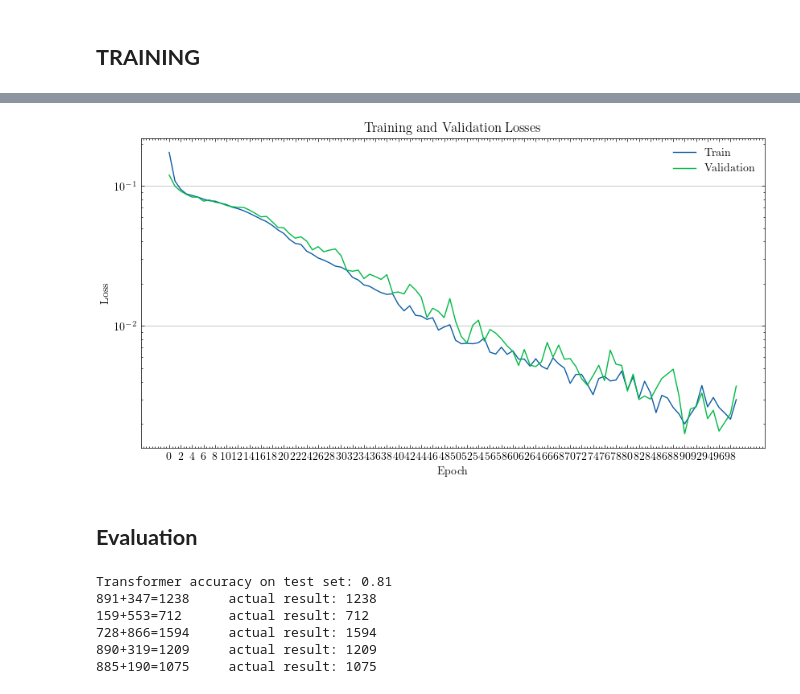
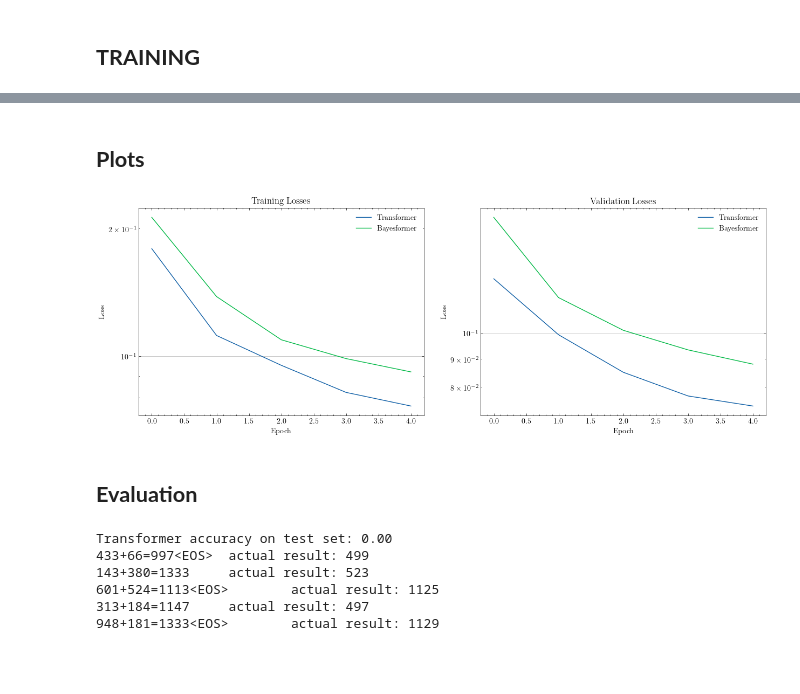
Before and after one commit to Suzie14/Bayesformer, a Jupyter notebook: analysis/notebooks/overfitting.ipynb, the cells around one changed output, grey strips where cells are left out. Drawn from its saved outputs; the diff is of its cells as text; code cells hidden in the pictures; blank space fills up the shorter version.

```diff
--- a/analysis/notebooks/overfitting.ipynb
+++ b/analysis/notebooks/overfitting.ipynb
@@ -34,7 +25,6 @@ SAVING_PATH = os.path.join("output", "overfitting")
 # %%
 ### CREATE TOKENIZER
 
-tokenizer = CharacterLevelTokenizer()
 tokenizer = ReversedPairingTokenizer()
 VOCAB_SIZE = tokenizer.ntokens
 print(f"Vocabulary size: {VOCAB_SIZE}")
@@ -185,7 +109,7 @@ def evaluate(
 # %%
 ### CONSTANTS
 
-NB_EPOCHS = 100
+NB_EPOCHS = 5
 BATCH_SIZE = 20
 LEARNING_RATE = 1e-3
 
@@ -335,11 +121,15 @@ def train(
 # %%
 ### TRAIN TRANSFORMER
 
-train_losses_transformer, valid_losses_transformer = train(
+train_losses_transformer, valid_losses_transformer = utils.train(
     model=transformer,
-    model_name="transformer",
     train_dataset=train_dataset,
     valid_dataset=valid_dataset,
-    eval_mode=True,
+    nb_epochs=NB_EPOCHS,
+    batch_size=BATCH_SIZE,
+    lr=LEARNING_RATE,
+    vocab_size=VOCAB_SIZE,
+    tokenizer=tokenizer,
+    device=DEVICE,
 )
 # %% [output]
@@ -363,11 +142,15 @@ Transformer accuracy on test set: 0.81
 # %%
 ### TRAIN BAYESFORMER
 
-train_losses_bayesformer, valid_losses_bayesformer = train(
+train_losses_bayesformer, valid_losses_bayesformer = utils.train(
     model=bayesformer,
-    model_name="bayesformer",
     train_dataset=train_dataset,
     valid_dataset=valid_dataset,
-    eval_mode=True,
+    nb_epochs=NB_EPOCHS,
+    batch_size=BATCH_SIZE,
+    lr=LEARNING_RATE,
+    vocab_size=VOCAB_SIZE,
+    tokenizer=tokenizer,
+    device=DEVICE,
 )
 # %% [output]
@@ -401,19 +163,26 @@ visualization.plot_losses(
-# %%
-### PLOT BAYESFORMER LOSSES
-
-visualization.plot_losses(
-    train_losses=train_losses_bayesformer,
-    valid_losses=valid_losses_bayesformer,
-    ylog=True,
-)
-# %% [output]
-[figure, removed]
+# %% [markdown]
+## **Plots**
+# %%
+visualization.plot_comparison_losses(
+    [train_losses_transformer, train_losses_bayesformer],
+    [valid_losses_transformer, valid_losses_bayesformer],
+    ["Transformer", "Bayesformer"],
+    True,
+)
+# %% [output]
+[figure, added]
 # %% [markdown]
 ## **Evaluation**
 # %%
 ### EVALUATE TRANSFORMER
 
-accuracy_test_transformer = evaluate(model=transformer, dataset=test_dataset)
+accuracy_test_transformer = utils.evaluate(
+    model=transformer,
+    dataset=test_dataset,
+    tokenizer=tokenizer,
+    batch_size=BATCH_SIZE,
+    device=DEVICE,
+)
 print(f"Transformer accuracy on test set: {accuracy_test_transformer:.2f}")
 
 ### EXAMPLES
@@ -423,14 +192,15 @@ transformer.eval()
 for i in range(5):
     prompt, answers = test_dataset[i]
     prompt_tensor = torch.tensor(tokenizer.encode(prompt)).view((-1, 1))
-    output = generate(transformer, prompt_tensor, len(answers)).view((1, -1))
-
+    output = utils.generate(transformer, prompt_tensor, len(answers) + 1, DEVICE).view(
+        (1, -1)
+    )
     print(tokenizer.decode(output.tolist()[0]) + "\t actual result: " + answers)
 # %% [output]
-Transformer accuracy on test set: 0.81
-891+347=1238     actual result: 1238
-159+553=712      actual result: 712
-728+866=1594     actual result: 1594
-890+319=1209     actual result: 1209
-885+190=1075     actual result: 1075
+Transformer accuracy on test set: 0.00
+433+66=997<EOS>  actual result: 499
+143+380=1333     actual result: 523
+601+524=1113<EOS>        actual result: 1125
+313+184=1147     actual result: 497
+948+181=1333<EOS>        actual result: 1129
 # %%
```
Also changed, not shown: parts of 18 cells of this notebook, 5 other files.
